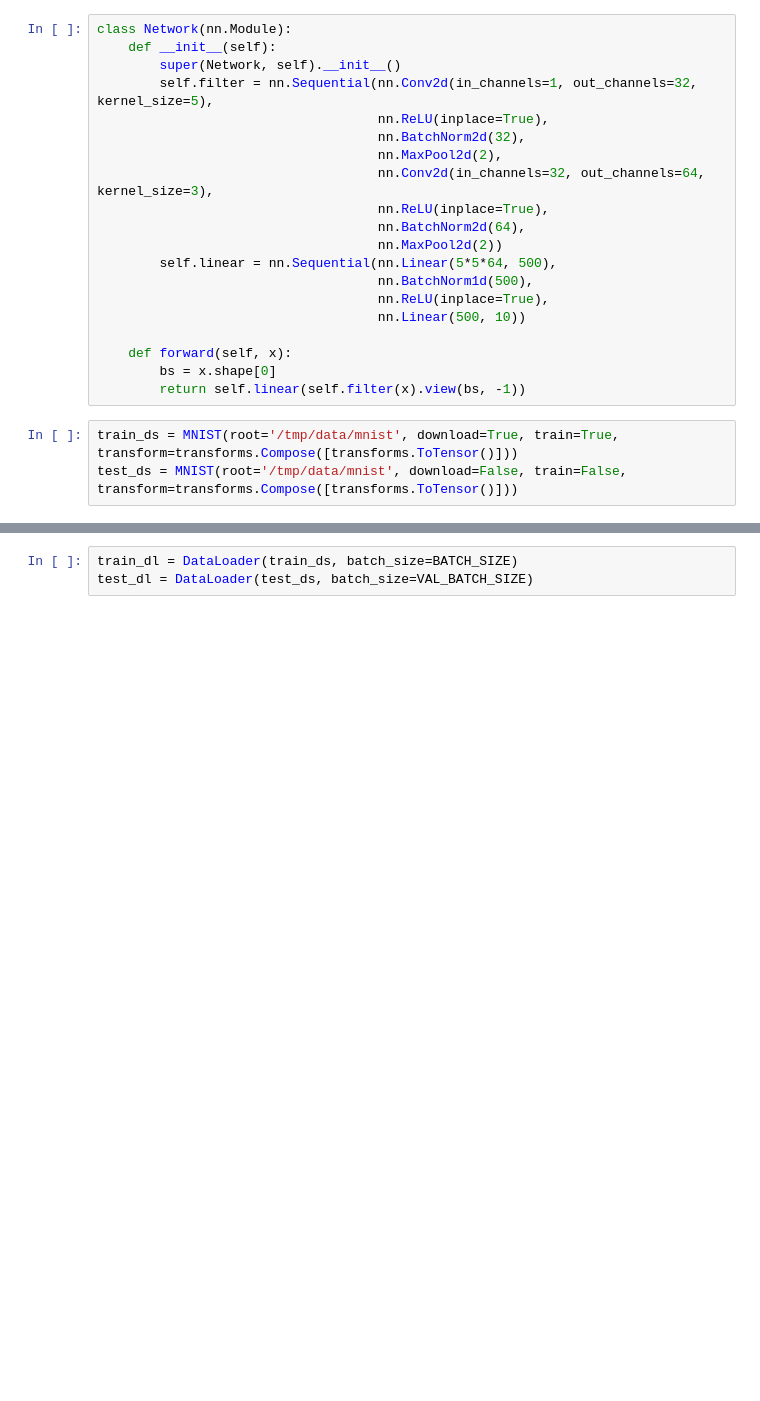
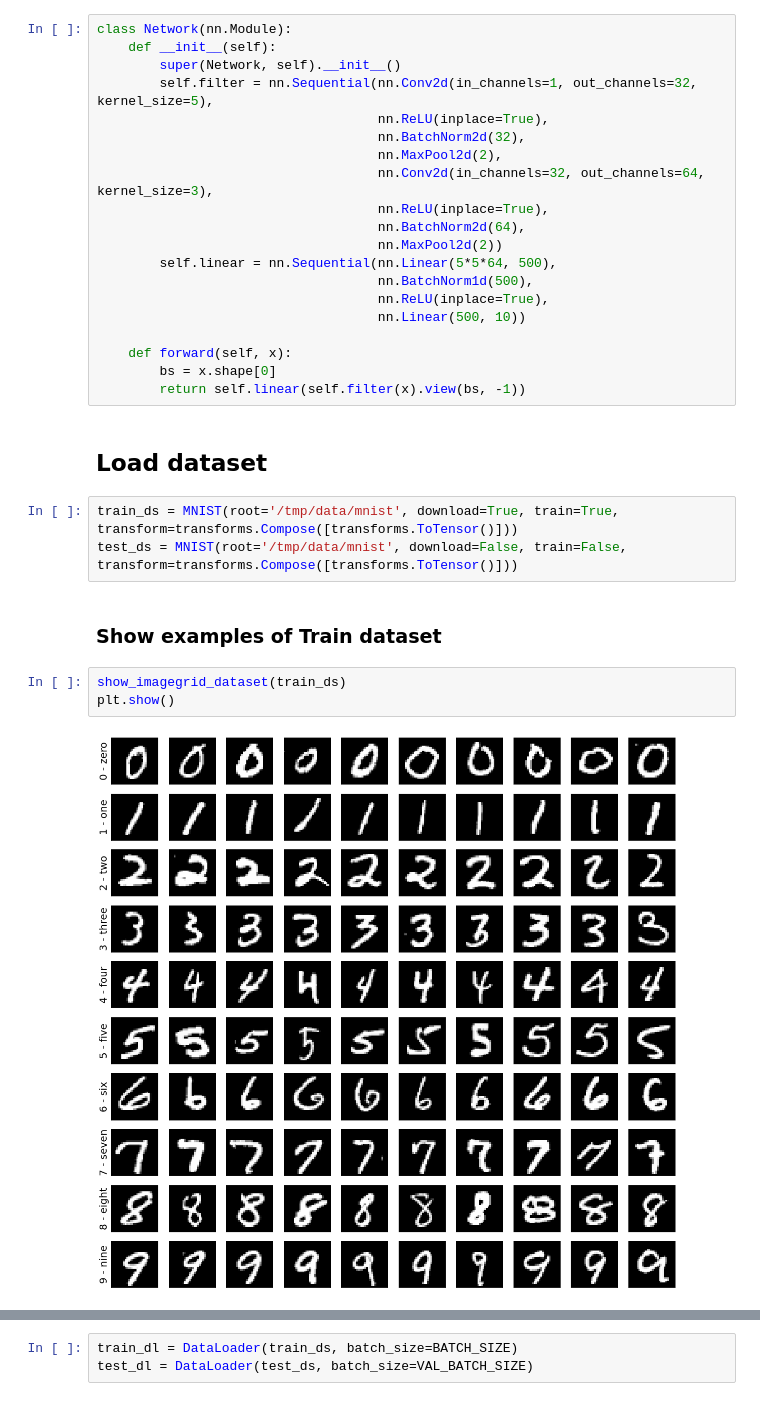
Before and after one commit to juancruzsosa/torchero, a Jupyter notebook: examples/notebooks/MNIST Supervised Trainer.ipynb, the cells around one changed output, grey strips where cells are left out. Drawn from its saved outputs; the diff is of its cells as text; blank space fills up the shorter version.

Commit message:
Update example notebook

```diff
--- a/examples/notebooks/MNIST Supervised Trainer.ipynb
+++ b/examples/notebooks/MNIST Supervised Trainer.ipynb
@@ -43,6 +50,15 @@ class Network(nn.Module):
     def forward(self, x):
         bs = x.shape[0]
         return self.linear(self.filter(x).view(bs, -1))
+# %% [markdown]
+## Load dataset
 # %%
 train_ds = MNIST(root='/tmp/data/mnist', download=True, train=True, transform=transforms.Compose([transforms.ToTensor()]))
 test_ds = MNIST(root='/tmp/data/mnist', download=False, train=False, transform=transforms.Compose([transforms.ToTensor()]))
+# %% [markdown]
+### Show examples of Train dataset
+# %%
+show_imagegrid_dataset(train_ds)
+plt.show()
+# %% [output]
+[figure, added]
```
Also changed, not shown: parts of 14 cells of this notebook.
